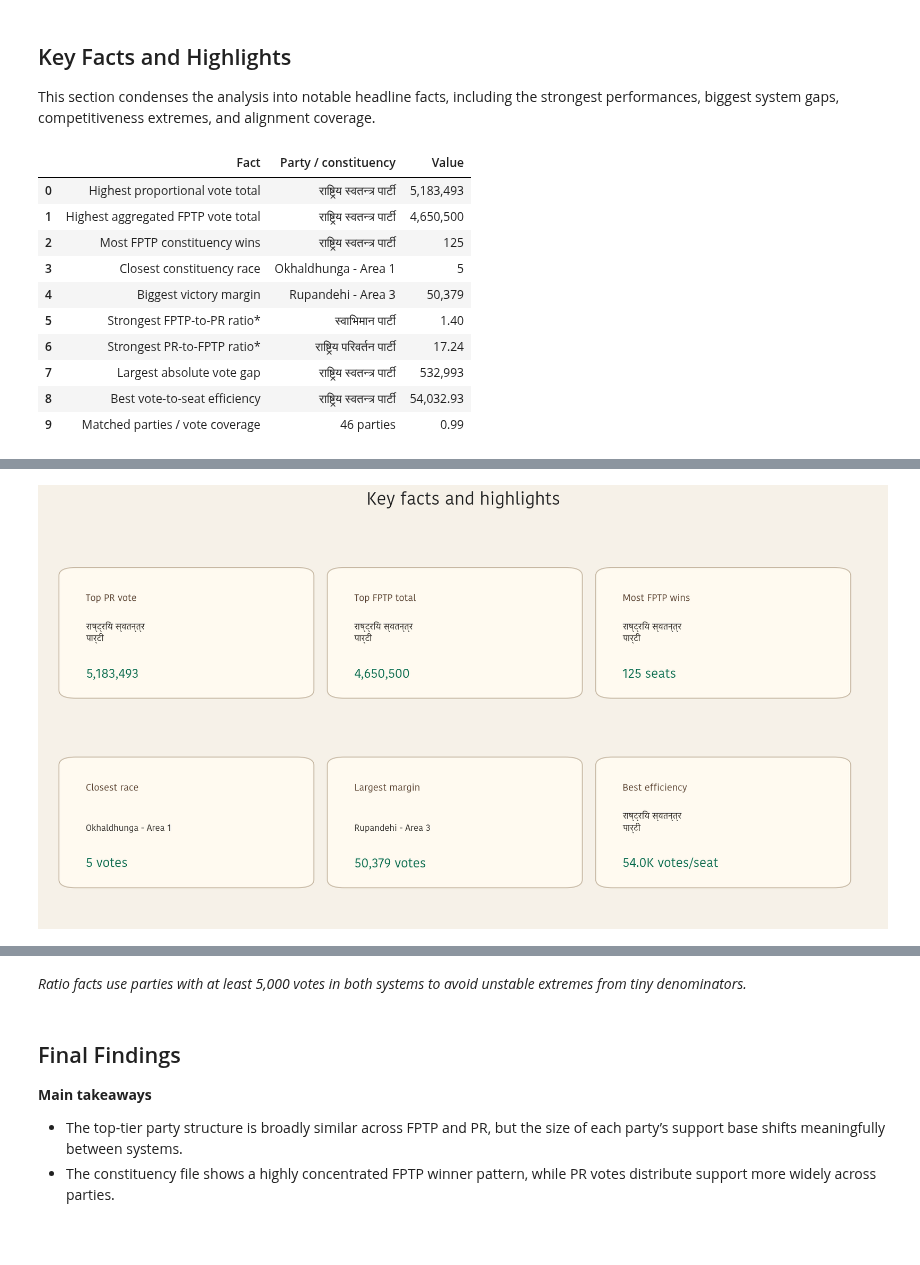
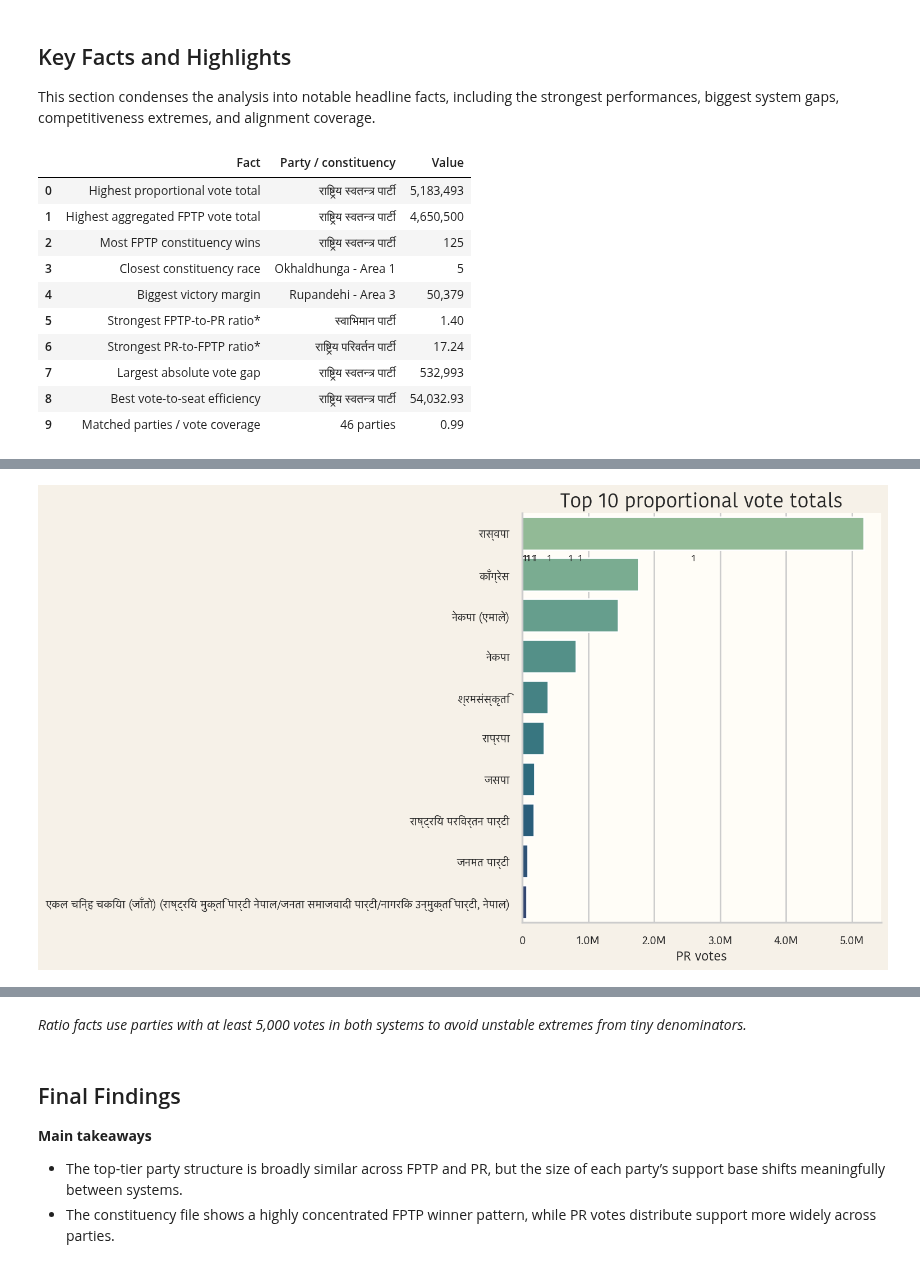
Before and after one commit to 3028Bikalpa/Election82_data_analysis, a Jupyter notebook: Codes/vote_type_comparison.ipynb, the cells around one changed output, grey strips where cells are left out. Saved outputs shown, nothing was run; the diff lists cells and outputs as text; code cells hidden in the pictures; blank space fills up the shorter version.

```diff
--- a/Codes/vote_type_comparison.ipynb
+++ b/Codes/vote_type_comparison.ipynb
@@ -1219,37 +1602,71 @@ display(facts_table.style.format({
     "Value": lambda x: f"{x:,.2f}" if isinstance(x, float) and not float(x).is_integer() else f"{int(round(x)):,}" if pd.notna(x) else "",
 }))
 
-fact_cards = [
-    ("Top PR vote", proportional_df.sort_values("total_votes", ascending=False).iloc[0]["party_clean"], f"{int(proportional_df['total_votes'].max()):,}"),
-    ("Top FPTP total", fptp_party_votes.sort_values("fptp_votes", ascending=False).iloc[0]["party_name"], f"{int(fptp_party_votes['fptp_votes'].max()):,}"),
-    ("Most FPTP wins", fptp_seats.sort_values("fptp_seats", ascending=False).iloc[0]["party_name"], f"{int(fptp_seats['fptp_seats'].max())} seats"),
-    ("Closest race", closest_race["constituency"], f"{int(closest_race['margin_votes']):,} votes"),
-    ("Largest margin", landslide["constituency"], f"{int(landslide['margin_votes']):,} votes"),
-    ("Best efficiency", best_efficiency["party_name"], f"{approx_number(best_efficiency['votes_per_total_seat'])} votes/seat"),
+fact_chart_specs = [
+    (
+        pr_party_votes.sort_values("pr_votes", ascending=False).head(10).copy(),
+        "pr_votes",
+        "Top 10 proportional vote totals",
+        "PR votes",
+        "key_facts_top_pr_votes.png",
+    ),
+    (
+        fptp_party_votes.sort_values("fptp_votes", ascending=False).head(10).copy(),
+        "fptp_votes",
+        "Top 10 aggregated FPTP vote totals",
+        "FPTP votes",
+        "key_facts_top_fptp_votes.png",
+    ),
+    (
+        margins.nsmallest(10, "margin_votes").sort_values("margin_votes", ascending=True)[["constituency", "margin_votes"]].copy(),
+        "margin_votes",
+        "Top 10 closest races",
+        "Winning margin (votes)",
+        "key_facts_top_closest_races.png",
+    ),
+    (
+        margins.nlargest(10, "margin_votes").sort_values("margin_votes", ascending=True)[["constituency", "margin_votes"]].copy(),
+        "margin_votes",
+        "Top 10 biggest victory margins",
+        "Winning margin (votes)",
+        "key_facts_top_victory_margins.png",
+    ),
+    (
+        seat_outlook[seat_outlook["total_projected_seats"] > 0].nsmallest(10, "votes_per_total_seat")[["party_name", "votes_per_total_seat"]].copy(),
+        "votes_per_total_seat",
+        "Top 10 vote-to-seat efficiency",
+        "Votes per projected seat",
+        "key_facts_top_vote_efficiency.png",
+    ),
 ]
 
-fig, ax = plt.subplots(figsize=(15, 8))
-ax.axis("off")
+for df_plot, value_col, title, xlabel, filename in fact_chart_specs:
+    label_col = "party_name" if "party_name" in df_plot.columns else "constituency"
+    if label_col == "party_name":
+        df_plot = df_plot.assign(display_label=df_plot["party_name"].map(axis_party_label))
+        label_col = "display_label"
 
-positions = [(0.03, 0.57), (0.35, 0.57), (0.67, 0.57), (0.03, 0.1), (0.35, 0.1), (0.67, 0.1)]
-for (title, subtitle, value), (x, y) in zip(fact_cards, positions):
-    box = FancyBboxPatch(
-        (x, y), 0.28, 0.3,
-        boxstyle="round,pad=0.012,rounding_size=0.02",
-        linewidth=1.2,
-        edgecolor="#c9bba7",
-        facecolor="#fffaf0",
-        transform=ax.transAxes,
+    fig, ax = plt.subplots(figsize=(12, 7))
+    sns.barplot(
+        data=df_plot,
+        x=value_col,
+        y=label_col,
+        palette=[get_party_color(p) for p in df_plot[label_col]] if label_col == "party_name" else sns.color_palette("crest", len(df_plot)),
+        ax=ax,
     )
-    ax.add_patch(box)
-    ax.text(x + 0.02, y + 0.23, title, transform=ax.transAxes, fontsize=12, fontweight="bold", color="#5c4330")
-    ax.text(x + 0.02, y + 0.13, wrap_text(subtitle, 24), transform=ax.transAxes, fontsize=11, color="#2f2a24")
-    ax.text(x + 0.02, y + 0.04, value, transform=ax.transAxes, fontsize=16, fontweight="bold", color="#0b6e4f")
-
-ax.set_title("Key facts and highlights", fontsize=22, pad=20)
-plt.tight_layout()
-export_figure(fig, "14_key_facts_panel.png")
-plt.show()
+    ax.set_title(title)
+    ax.set_xlabel(xlabel)
+    ax.set_ylabel("")
+    if value_col == "votes_per_total_seat":
+        ax.xaxis.set_major_formatter(approx_formatter())
+        annotate_bars(ax, fmt="approx", fontsize=9)
+    else:
+        ax.xaxis.set_major_formatter(FuncFormatter(lambda x, pos: f"{int(x):,}" if abs(x) < 1_000_000 else approx_number(x)))
+        annotate_bars(ax, fmt="exact", fontsize=9)
+    sns.despine()
+    plt.tight_layout()
+    export_figure(fig, filename)
+    plt.show()
 
 display(Markdown("*Ratio facts use parties with at least 5,000 votes in both systems to avoid unstable extremes from tiny denominators.*"))
 # %% [output]
@@ -1268 +1685 @@ Exported Images/14_key_facts_panel.png
-[figure, old version]
+[figure, new version]
```
Also changed, not shown: parts of 18 cells of this notebook, 33 other files.
